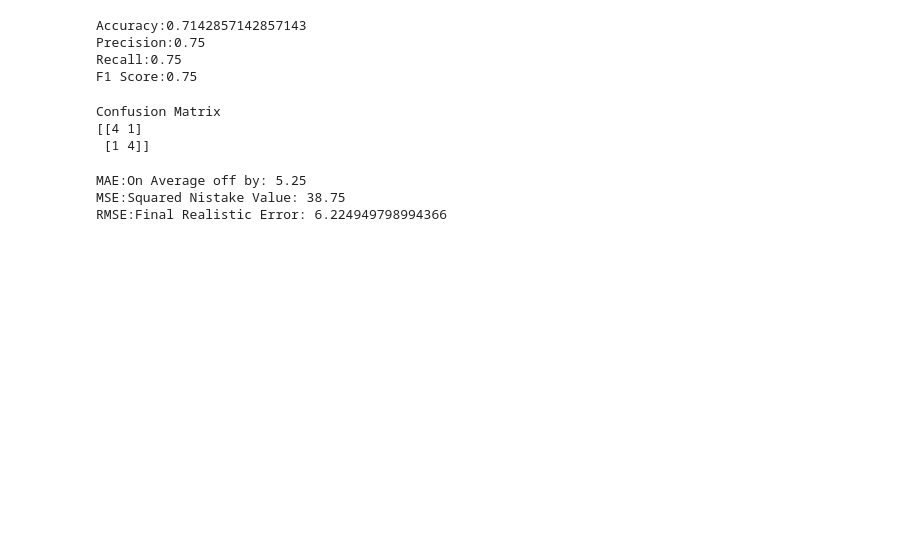
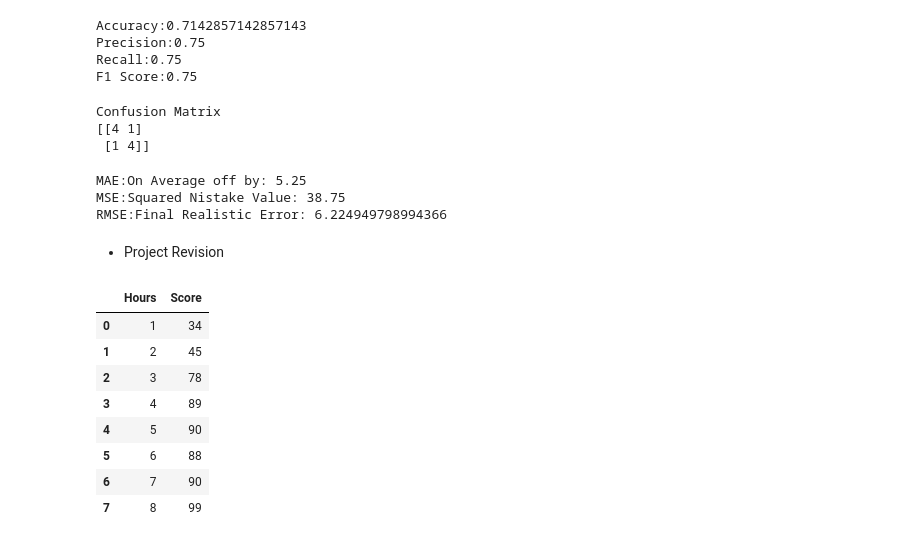
Before and after one commit to Ankit1726/AIML_Resources, a Jupyter notebook: Machine_Learning/revision.ipynb, the cells around one changed output. Saved outputs shown, nothing was run; the diff lists cells and outputs as text; code cells hidden in the pictures; blank space fills up the shorter version.

```diff
--- a/Machine_Learning/revision.ipynb
+++ b/Machine_Learning/revision.ipynb
@@ -323,3 +323,5 @@ print(f"RMSE:Final Realistic Error: {rmse}")
 MAE:On Average off by: 5.25
 MSE:Squared Nistake Value: 38.75
 RMSE:Final Realistic Error: 6.224949798994366
+# %% [markdown]
+- Project Revision
@@ -325,0 +334,16 @@ RMSE:Final Realistic Error: 6.224949798994366
+# %%
+df = pd.DataFrame({
+     "Hours":[1,2,3,4,5,6,7,8],
+     "Score":[34,45,78,89,90,88,90,99]
+})
+df
+# %% [output]
+|  | Hours | Score |
+| 0 | 1 | 34 |
+| 1 | 2 | 45 |
+| 2 | 3 | 78 |
+| 3 | 4 | 89 |
+| 4 | 5 | 90 |
+| 5 | 6 | 88 |
+| 6 | 7 | 90 |
+| 7 | 8 | 99 |
```
Also changed, not shown: parts of 9 cells of this notebook.
